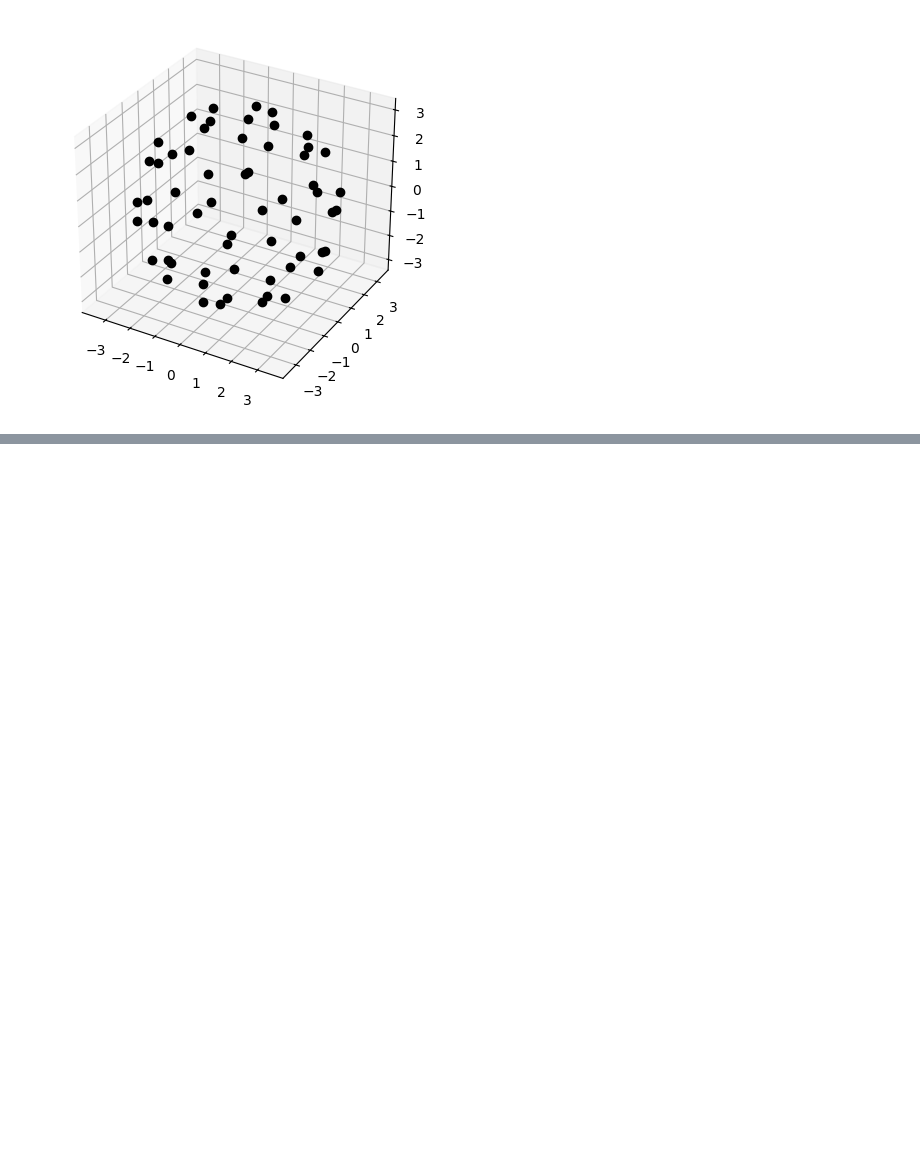
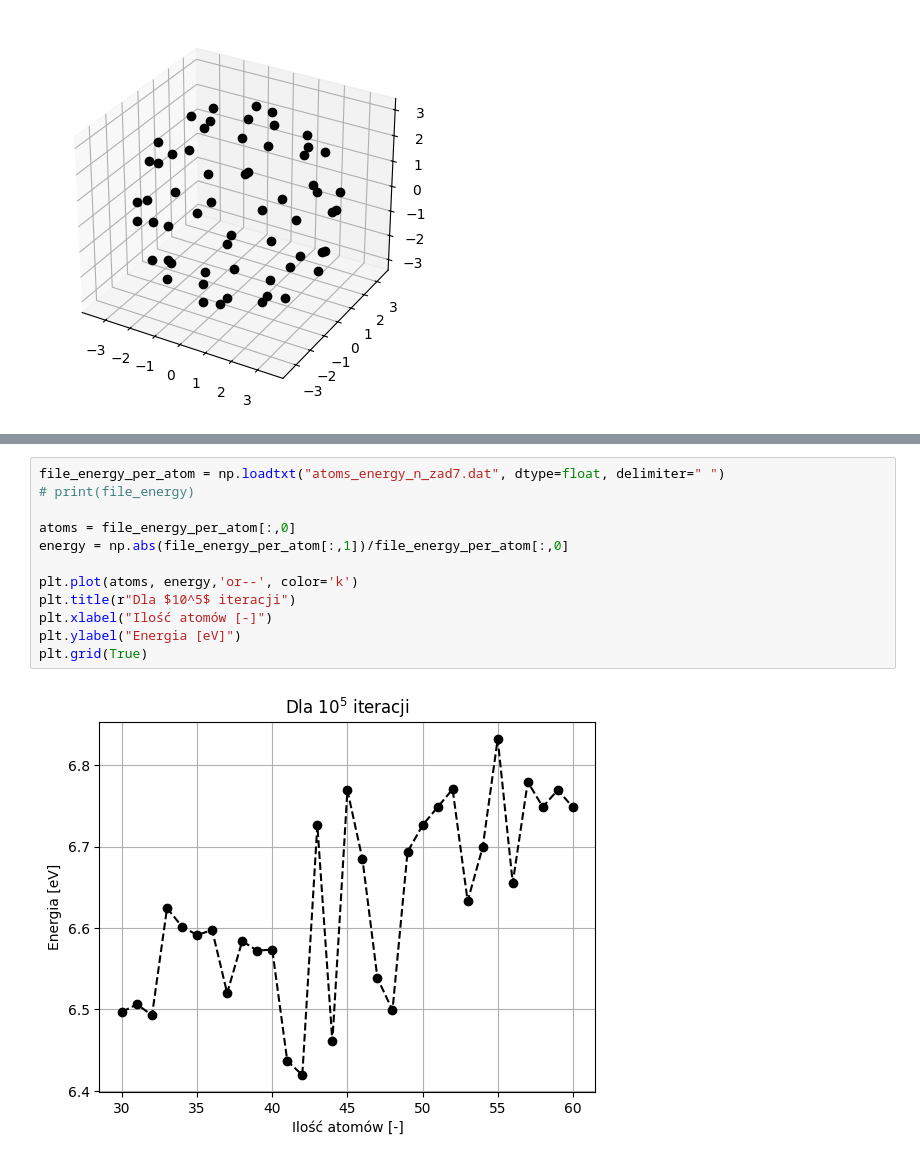
Before and after one commit to lruba939/Monte-Carlo, a Jupyter notebook: Lab 8/obrazy.ipynb, the cells around one changed output, grey strips where cells are left out. Cells and saved outputs as stored; diff of their text form; blank space fills up the shorter version.

```diff
--- a/Lab 8/obrazy.ipynb
+++ b/Lab 8/obrazy.ipynb
@@ -82,0 +158,14 @@ plt.show()
+# %%
+file_energy_per_atom = np.loadtxt("atoms_energy_n_zad7.dat", dtype=float, delimiter=" ")
+# print(file_energy)
+
+atoms = file_energy_per_atom[:,0]
+energy = np.abs(file_energy_per_atom[:,1])/file_energy_per_atom[:,0]
+
+plt.plot(atoms, energy,'or--', color='k')
+plt.title(r"Dla $10^5$ iteracji")
+plt.xlabel("Ilość atomów [-]")
+plt.ylabel("Energia [eV]")
+plt.grid(True)
+# %% [output]
+[figure, added]
```
Also changed, not shown: parts of 7 cells of this notebook, 10 other files.
